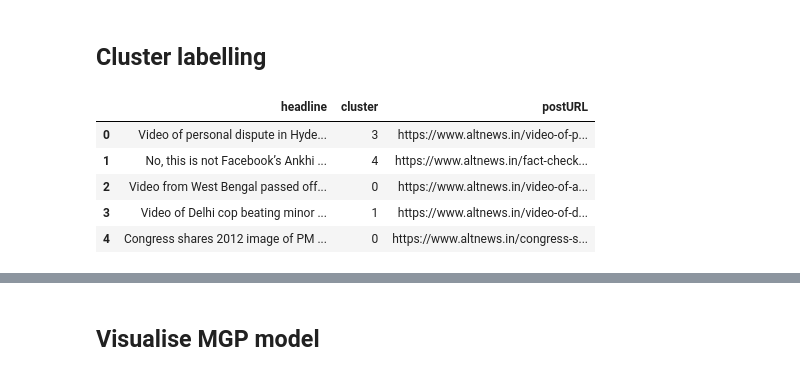
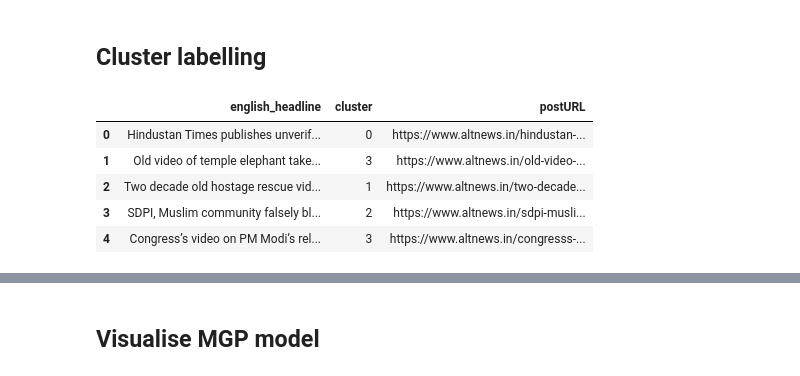
Before and after one commit to tattle-made/data-experiments, a Jupyter notebook: themes_viz_generator.ipynb, the cells around one changed output, grey strips where cells are left out. Cells and saved outputs as stored; diff of their text form; code cells hidden in the pictures.

Commit message:
refactor text processing & fix per_cluster_articles

```diff
--- a/themes_viz_generator.ipynb
+++ b/themes_viz_generator.ipynb
@@ -154,3 +146,5 @@ len(non_eng)
+# %%
+clean_df["is_english"] = clean_df["unaccented"].map(detect_lang)
 # %% [markdown]
 ## 3. Translating non-English headlines
 
@@ -158,9 +152,12 @@ Googletrans is a free library that sends translation requests to the Google Tran
 Random time delays between requests are advised, else Google may (and probably will) block your ip address.
 # %%
 # Translating non-English headlines using googletrans library
-
+%%time
 translator = Translator()
-translations = []
-for doc in non_eng:
-    translations.append(translator.translate(doc).text)
-    time.sleep(uniform(3,5))
+clean_df["english_headline"] = ""
+for i, row in clean_df.iterrows():
+    if row["is_english"] == 0:
+        clean_df.at[i, "english_headline"] = translator.translate(row["headline"]).text
+        time.sleep(uniform(3,5))
+    else:
+        clean_df.at[i, "english_headline"] = row["headline"]
@@ -191,12 +189,10 @@ len(eng+translations)
 # %%
-# Combining the headlines
-all_headlines = eng + translations
 # Tokenizing the headlines
 def sent_to_words(sentences):
     for sentence in sentences:
         yield (simple_preprocess(str(sentence), deacc = True))
 
-all_tokens = list(sent_to_words(all_headlines))
+all_tokens = list(sent_to_words(clean_df["english_headline"]))
 # Creating stop words list
 stop_words = stopwords.words("english")
 # Adding domain words
@@ -254,7 +257,8 @@ data_cleaned[0]
 # %% [markdown]
 ## GSDMM clustering
 # %%
-mgp = MovieGroupProcess(K=5, alpha=0.1, beta=0.05, n_iters=30)
+np.random.seed(0)
+mgp = MovieGroupProcess(K=4, alpha=0.1, beta=0.1, n_iters=50)
 # %%
 vocab = set(x for doc in data_cleaned for x in doc)
 y = mgp.fit(data_cleaned,len(vocab))
@@ -340,14 +288,14 @@ clean_df["tokens"]=data_cleaned
 # Assign cluster label to each article headline
 clean_df["cluster"] = y
 # %%
-clean_df.head(5)[["headline", "cluster", "postURL"]]
+clean_df.head(5)[["english_headline", "cluster", "postURL"]]
 # %% [output]
-|  | headline | cluster | postURL |
-| 0 | Video of personal dispute in Hyde... | 3 | https://www.altnews.in/video-of-p... |
-| 1 | No, this is not Facebook’s Ankhi ... | 4 | https://www.altnews.in/fact-check... |
-| 2 | Video from West Bengal passed off... | 0 | https://www.altnews.in/video-of-a... |
-| 3 | Video of Delhi cop beating minor ... | 1 | https://www.altnews.in/video-of-d... |
-| 4 | Congress shares 2012 image of PM ... | 0 | https://www.altnews.in/congress-s... |
+|  | english_headline | cluster | postURL |
+| 0 | Hindustan Times publishes unverif... | 0 | https://www.altnews.in/hindustan-... |
+| 1 | Old video of temple elephant take... | 3 | https://www.altnews.in/old-video-... |
+| 2 | Two decade old hostage rescue vid... | 1 | https://www.altnews.in/two-decade... |
+| 3 | SDPI, Muslim community falsely bl... | 2 | https://www.altnews.in/sdpi-musli... |
+| 4 | Congress’s video on PM Modi’s rel... | 3 | https://www.altnews.in/congresss-... |
 # %%
 clean_df["cluster"].value_counts()
 # %% [output]
```
Also changed, not shown: parts of 49 cells of this notebook.
